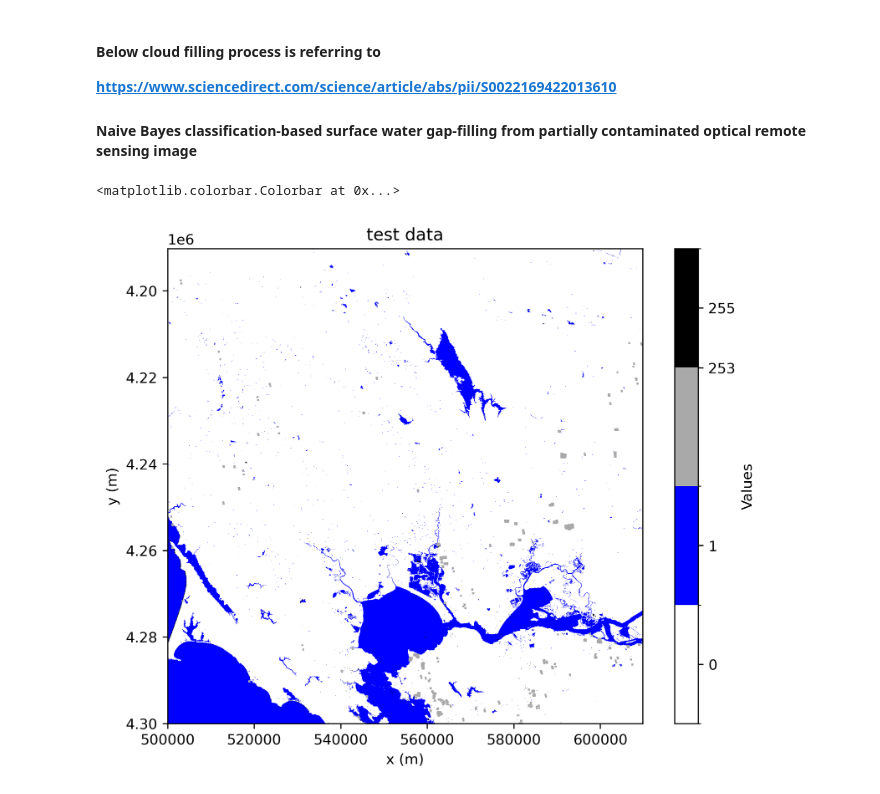
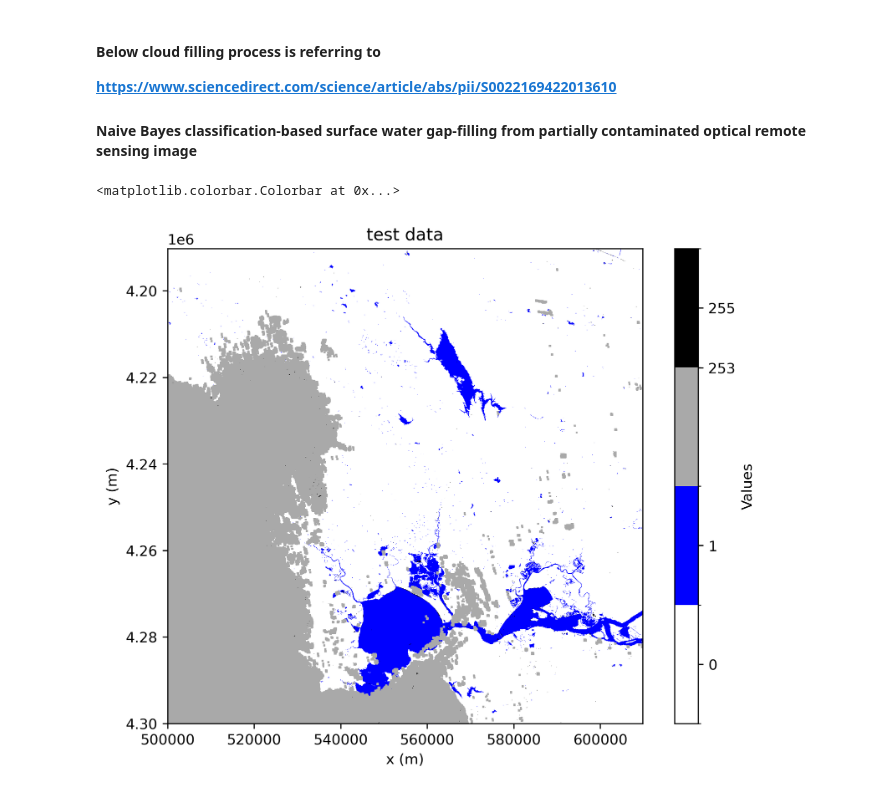
Before and after one commit to opera-adt/DSWx-Enhanced-Analysis, a Jupyter notebook: notebook/fill_cloud_Naive_Bayes.ipynb, the cells around one changed output. Drawn from its saved outputs; the diff is of its cells as text; code cells hidden in the pictures.

```diff
--- a/notebook/fill_cloud_Naive_Bayes.ipynb
+++ b/notebook/fill_cloud_Naive_Bayes.ipynb
@@ -256,37 +256,37 @@ mask_features_HLS = (water_occurrence_map_HLS_WTR > 0) & (water_occurrence_map_H
 mask_features_S1 = (water_occurrence_map_S1_WTR > 0) & (water_occurrence_map_S1_WTR < 1)
 # %%
 # Load an HLS data as test data to fill
+fp = "/u/aurora-r0/jeon/tools/DSWx-fusion/DSWx-Enhanced-Analysis/download_10SEH/"
 
-# failed - too much time #test_fp = "/u/aurora-r0/jeon/tools/DSWx-fusion/DSWx-Enhanced-Analysis/download_10SEH/OPERA_L3_DSWx-HLS_T10SEH_20241010T185311Z_20241012T203426Z_S2A_30_v1.0_B01_WTR.tif"
-# completed #
-test_fp = "/u/aurora-r0/jeon/tools/DSWx-fusion/DSWx-Enhanced-Analysis/download_10SEH/OPERA_L3_DSWx-HLS_T10SEH_20240930T185211Z_20241003T063448Z_S2A_30_v1.0_B01_WTR.tif"
+#test_fp = "OPERA_L3_DSWx-HLS_T10SEH_20241010T185311Z_20241012T203426Z_S2A_30_v1.0_B01_WTR"
+#test_fp = "OPERA_L3_DSWx-HLS_T10SEH_20240910T184931Z_20240912T225222Z_S2A_30_v1.0_B01_WTR"
+#test_fp = "OPERA_L3_DSWx-HLS_T10SEH_20240920T185051Z_20240924T221601Z_S2A_30_v1.0_B01_WTR"
+test_fp = "OPERA_L3_DSWx-HLS_T10SEH_20240925T185039Z_20241001T042212Z_S2B_30_v1.0_B01_WTR"
 
-#test_fp = "/u/aurora-r0/jeon/tools/DSWx-fusion/DSWx-Enhanced-Analysis/download_10SEH/OPERA_L3_DSWx-HLS_T10SEH_20240816T184919Z_20240818T061624Z_S2B_30_v1.0_B01_WTR.tif"
-
-test_data, x, y = gdal_load(test_fp, 1)
+test_data, x, y = gdal_load(fp + test_fp + ".tif", 1)
 
 # Simplify test data in the same way
 test_data[(test_data == 2) & (water_occurrence_map_S1_WTR == 1)] = 0  # (temporarily) regard partial surface water as open water if open water in S1 data
 test_data[test_data == 2] = 0  # (temporarily) regard partial surface water as not water
 test_data[(test_data > 199) & (test_data != 253)] = 255  # (temporarily) regard data larger than 199 as no data
 
 # Feature pixels (xi): clear(not cloud, not nonvalid) pixels in test data to be filled
 mask_features_test = mask_features_HLS & (test_data != 253) & (test_data != 255) # clear pixel in test data & 0 < prop <1
 #idx_features_test = np.argwhere(mask_features_test)
 
 
 im = plt.figure()
 im.set_dpi(300)
 im.set_size_inches(8,6)
 plt.imshow(test_data, cmap=HLS_cmap, norm=HLS_norm, interpolation='none', extent=[x[0], x[-1], y[0], y[-1]])
 plt.xlabel('x (m)')
 plt.ylabel('y (m)')
 plt.title('test data')
 #plt.clim(clim_uwr)
 plt.colorbar(ticks=[0, 1, 253, 255], label='Values')
 # %% [output]
 <matplotlib.colorbar.Colorbar at 0x...>
-[figure, old version]
+[figure, new version]
 # %%
 fill_data = np.copy(test_data)
 fill_data[(fill_data == 253) & mask_HLS_WTR_not_water] = 0
```
Also changed, not shown: parts of 6 cells of this notebook.
